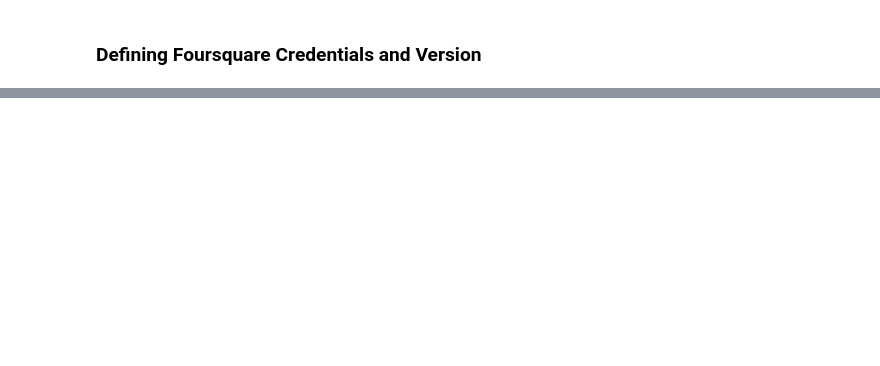
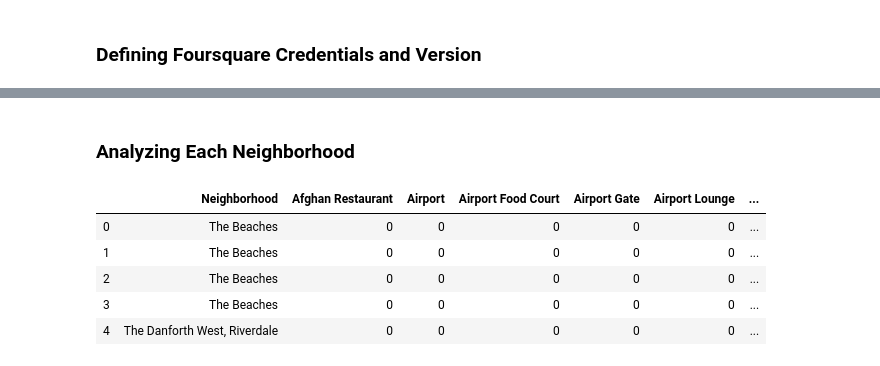
Before and after one commit to BrainEatingZombie/Coursera_Capstone, a Jupyter notebook: Week 3/W3_Assignment.ipynb, the cells around one changed output, grey strips where cells are left out. Saved outputs shown, nothing was run; the diff lists cells and outputs as text; code cells hidden in the pictures; blank space fills up the shorter version.

```diff
--- a/Week 3/W3_Assignment.ipynb
+++ b/Week 3/W3_Assignment.ipynb
@@ -240,0 +358,17 @@ map_Toronto
+# %% [markdown]
+### Analyzing Each Neighborhood
+# %%
+# one hot encoding
+toronto_onehot = pd.get_dummies(toronto_venues[['Venue Category']], prefix="", prefix_sep="")
+toronto_onehot.drop(['Neighborhood'],axis=1,inplace=True)
+# add neighborhood column back to dataframe
+toronto_onehot.insert(loc=0, column='Neighborhood', value=toronto_venues['Neighborhood'] )
+toronto_onehot.shape
+toronto_onehot.head()
+# %% [output]
+|  | Neighborhood | Afghan Restaurant | Airport | Airport Food Court | Airport Gate | Airport Lounge | ... |
+| 0 | The Beaches | 0 | 0 | 0 | 0 | 0 | ... |
+| 1 | The Beaches | 0 | 0 | 0 | 0 | 0 | ... |
+| 2 | The Beaches | 0 | 0 | 0 | 0 | 0 | ... |
+| 3 | The Beaches | 0 | 0 | 0 | 0 | 0 | ... |
+| 4 | The Danforth West, Riverdale | 0 | 0 | 0 | 0 | 0 | ... |
```
Also changed, not shown: parts of 31 cells of this notebook.
